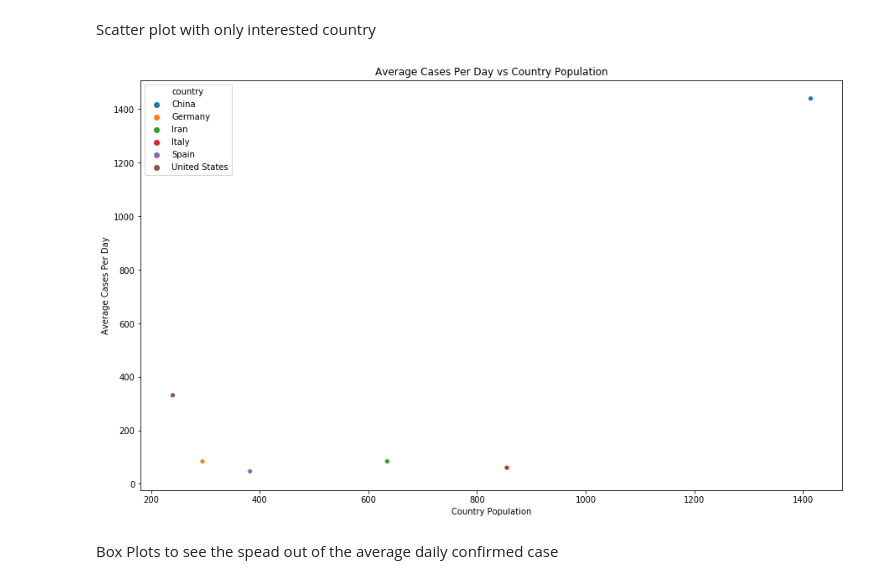
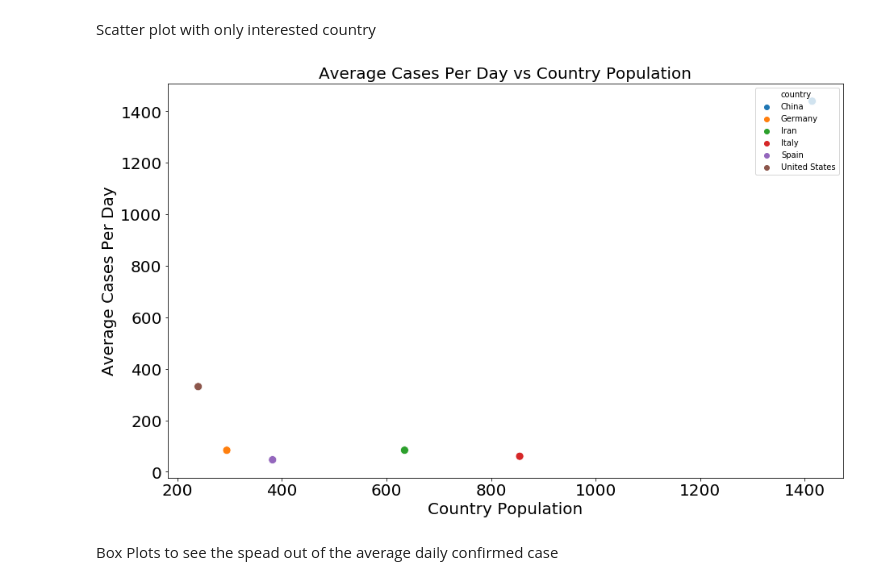
Before and after one commit to NormanGwinn/Project1_Group1, a Jupyter notebook: PopulationConfirmCases_Norman-Panarat_Final.ipynb, the cells around one changed output. Cells and saved outputs as stored; diff of their text form; code cells hidden in the pictures.

```diff
--- a/PopulationConfirmCases_Norman-Panarat_Final.ipynb
+++ b/PopulationConfirmCases_Norman-Panarat_Final.ipynb
@@ -410,17 +410,20 @@ Scatter plot with only interested country
 # %%
 country_interest = ['China','Italy','Germany','Iran','Spain','United States']
 
 fig2 = plt.figure(2, figsize=(15,9))
 country_interest_df = scatterPlt_df.loc[scatterPlt_df['country'].isin(country_interest)]
-sns.scatterplot(country_interest_df['average'],country_interest_df['normalize'],hue = country_interest_df['country'])
-plt.legend()
-plt.title("Average Cases Per Day vs Country Population")
-plt.ylabel("Average Cases Per Day")
-plt.xlabel("Country Population")
+sns.scatterplot(country_interest_df['average'],country_interest_df['normalize'],hue = country_interest_df['country'],
+               s = 100)
+plt.legend(loc = 1)
+plt.title("Average Cases Per Day vs Country Population",fontsize = 20)
+plt.ylabel("Average Cases Per Day", fontsize = 20)
+plt.xlabel("Country Population", fontsize = 20)
+plt.tick_params(axis ='x', which = 'major', labelsize =20)
+plt.tick_params(axis ='y', which = 'major', labelsize =20)
 
 plt.savefig("./Scatter_Avg_CountryPopulation.png")
 # %% [output]
-[figure, old version]
+[figure, new version]
 # %% [markdown]
 Box Plots to see the spead out of the average daily confirmed case
 # %%
```
Also changed, not shown: 2 other files.
